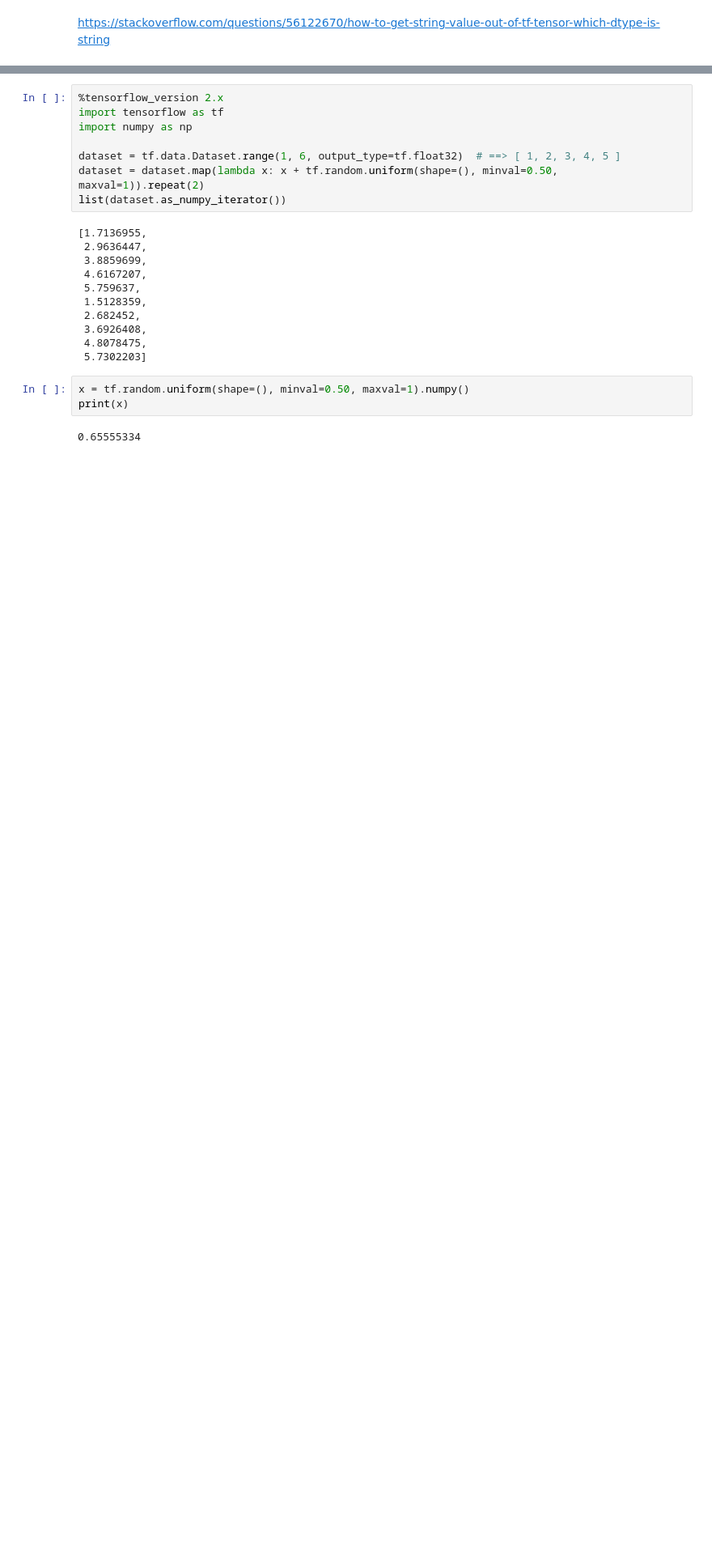
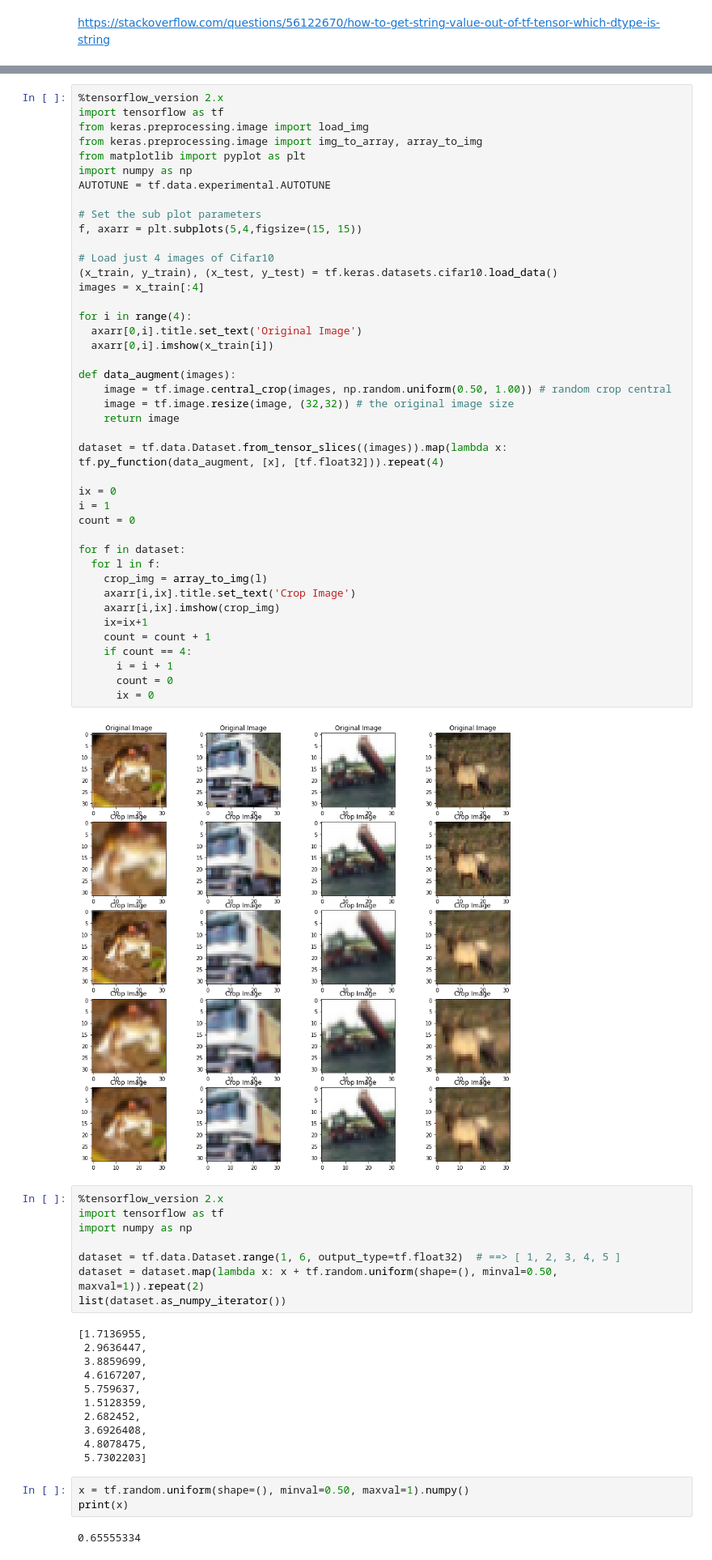
Before and after one commit to rohitfattepur/Tensorflow, a Jupyter notebook: SO_Home.ipynb, the cells around one changed output, grey strips where cells are left out. Shown at 81% size. Cells and saved outputs as stored; diff of their text form; blank space fills up the shorter version.

```diff
--- a/SO_Home.ipynb
+++ b/SO_Home.ipynb
@@ -4660,3 +4671,47 @@ for f in dataset:
+# %%
+%tensorflow_version 2.x
+import tensorflow as tf
+from keras.preprocessing.image import load_img
+from keras.preprocessing.image import img_to_array, array_to_img
+from matplotlib import pyplot as plt
+import numpy as np
+AUTOTUNE = tf.data.experimental.AUTOTUNE
+
+# Set the sub plot parameters
+f, axarr = plt.subplots(5,4,figsize=(15, 15))
+
+# Load just 4 images of Cifar10
+(x_train, y_train), (x_test, y_test) = tf.keras.datasets.cifar10.load_data()
+images = x_train[:4]
+
+for i in range(4):
+  axarr[0,i].title.set_text('Original Image')
+  axarr[0,i].imshow(x_train[i])
+
+def data_augment(images):
+    image = tf.image.central_crop(images, np.random.uniform(0.50, 1.00)) # random crop central
+    image = tf.image.resize(image, (32,32)) # the original image size
+    return image
+
+dataset = tf.data.Dataset.from_tensor_slices((images)).map(lambda x: tf.py_function(data_augment, [x], [tf.float32])).repeat(4)
+
+ix = 0
+i = 1
+count = 0
+
+for f in dataset:
+  for l in f:
+    crop_img = array_to_img(l)
+    axarr[i,ix].title.set_text('Crop Image')
+    axarr[i,ix].imshow(crop_img)
+    ix=ix+1
+    count = count + 1
+    if count == 4:
+      i = i + 1
+      count = 0
+      ix = 0
+# %% [output]
+[figure, added]
 # %%
 %tensorflow_version 2.x
 import tensorflow as tf
```
Also changed, not shown: parts of 5 cells of this notebook.
